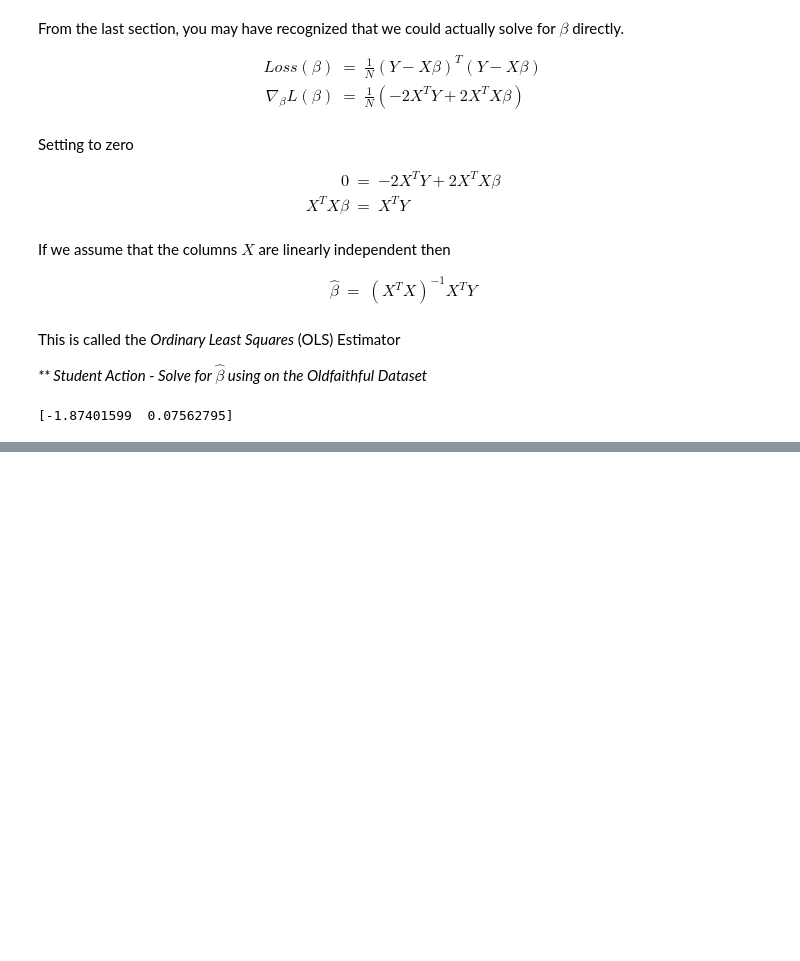
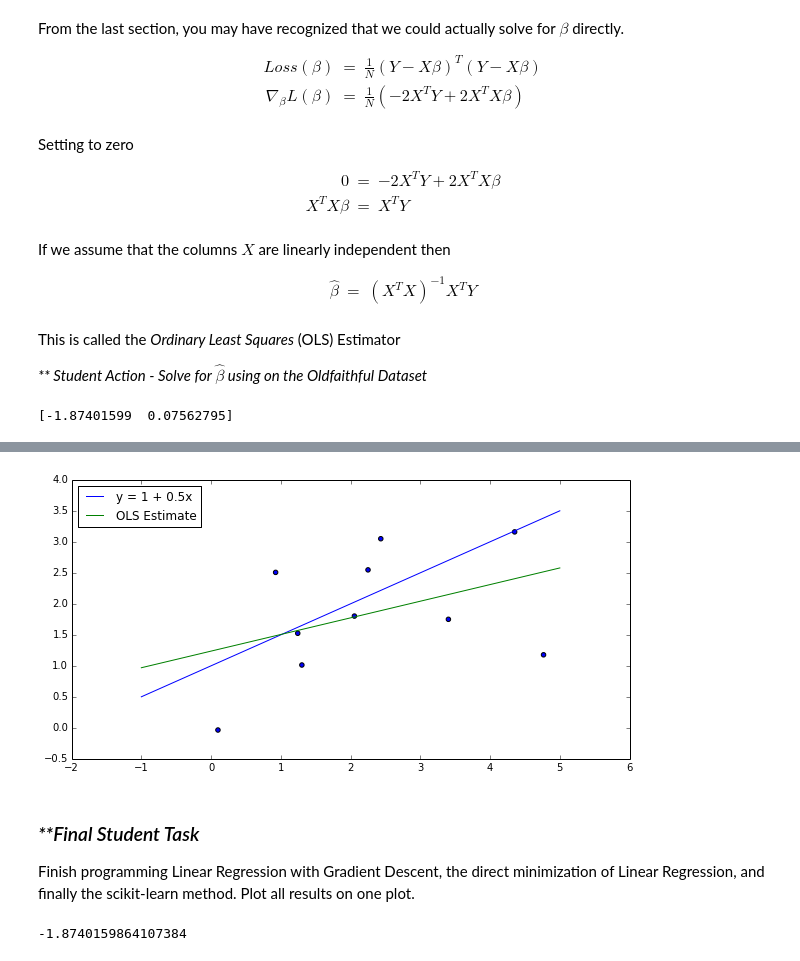
Before and after one commit to bvegetabile/UCI_teaching, a Jupyter notebook: predictiveModeling/01_Linear_Regression.ipynb, the cells around one changed output, grey strips where cells are left out. Cells and saved outputs as stored; diff of their text form; code cells hidden in the pictures; blank space fills up the shorter version.

Commit message:
updated with scikit learn

```diff
--- a/predictiveModeling/01_Linear_Regression.ipynb
+++ b/predictiveModeling/01_Linear_Regression.ipynb
@@ -334,0 +370,28 @@ print betahat
+# %%
+from sklearn import linear_model
+
+lmr = linear_model.LinearRegression()
+lmr.fit(pd.DataFrame(x), pd.DataFrame(y))
+
+xTest = pd.DataFrame(np.arange(-1,6))
+yHat = lmr.predict(xTest)
+
+f = plt.figure()
+plt.scatter(x, y)
+p1, = plt.plot(np.arange(-1,6), line1)
+p2, = plt.plot(xTest, yHat)
+plt.legend([p1, p2], ['y = 1 + 0.5x', 'OLS Estimate'], loc=2)
+f.set_size_inches(10,5)
+plt.show()
+# %% [output]
+[figure, added]
+# %% [markdown]
+### _**Final Student Task_
+
+Finish programming Linear Regression with Gradient Descent, the direct minimization of Linear Regression, and finally the scikit-learn method.  Plot all results on one plot.
+# %%
+lmr2 = linear_model.LinearRegression(fit_intercept=True)
+lmr2.fit(pd.DataFrame(oldfaithful['waiting']),Y)
+lmr2.intercept_
+# %% [output]
+-1.8740159864107384
```
Also changed, not shown: parts of 7 cells of this notebook.
